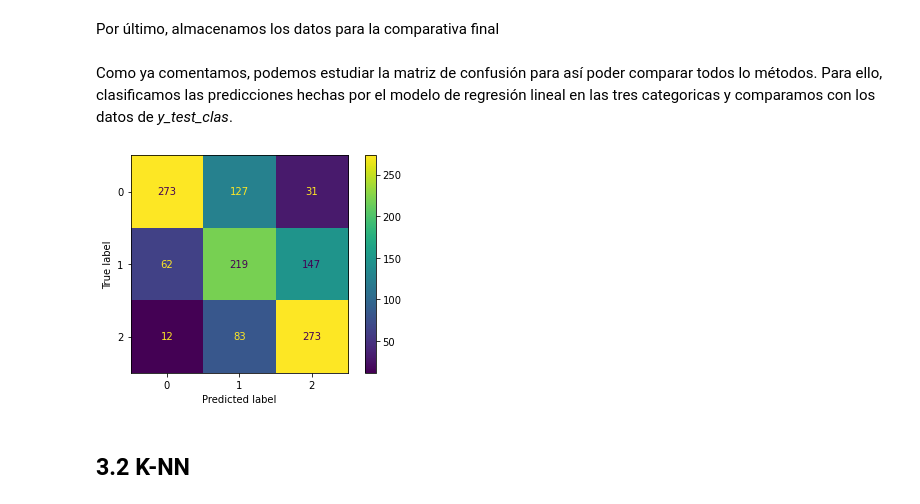
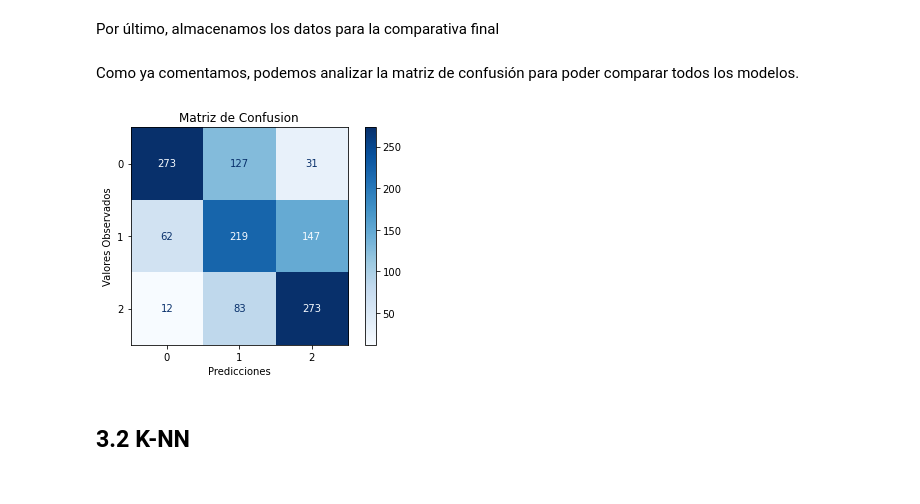
Before and after one commit to sofiamacein/Airbnb_Proyecto, a Jupyter notebook: Airbnb_MODELS.ipynb, the cells around one changed output. Drawn from its saved outputs; the diff is of its cells as text; code cells hidden in the pictures.

```diff
--- a/Airbnb_MODELS.ipynb
+++ b/Airbnb_MODELS.ipynb
@@ -161,8 +183,10 @@ Shared room         0.000000
 Name: 165, dtype: float64
 # %%
 # Eliminacion de la observacion
-X_test.drop(165,axis=0,inplace=True)
-y_test.drop(165,axis = 0, inplace=True)
+X_test.drop(pos,axis=0,inplace=True)
+y_test.drop(pos,axis = 0, inplace=True)
+
+# Prediccion sin outlier
 y_pred = reg.predict(X_test)
 
 # Clasificacion
@@ -200,18 +248,26 @@ Por último, almacenamos los datos para la comparativa final
 rmse['LReg'] = rmse_reg
 r2['LReg'] = r2_reg
 # %% [markdown]
-Como ya comentamos, podemos estudiar la matriz de confusión para así poder comparar todos lo métodos. Para ello, clasificamos las predicciones hechas por el modelo de regresión lineal en las tres categoricas y comparamos con los datos de *y_test_clas*.
+Como ya comentamos, podemos analizar la matriz de confusión para poder comparar todos los modelos.
 # %%
 # Matriz de confusion
 y_pred_clas = pd.cut(y_pred.flatten(), bins=bins, labels=False)
 
+# Grafico
 mc_reg = confusion_matrix(y_test_clas, y_pred_clas)
-ConfusionMatrixDisplay(confusion_matrix=mc_reg).plot()
+disp = ConfusionMatrixDisplay(confusion_matrix=mc_reg)
+disp.plot(cmap='Blues', colorbar=True)
+
+plt.title('Matriz de Confusion')
+plt.xlabel('Predicciones')
+plt.ylabel('Valores Observados')
+
+plt.show()
 
 # Almacenamiento de metricas
 mc['LReg'] = mc_reg
 # %% [output]
-[figure, old version]
+[figure, new version]
 # %% [markdown]
 ## 3.2 K-NN
 # %% [markdown]
```
Also changed, not shown: parts of 80 cells of this notebook.
